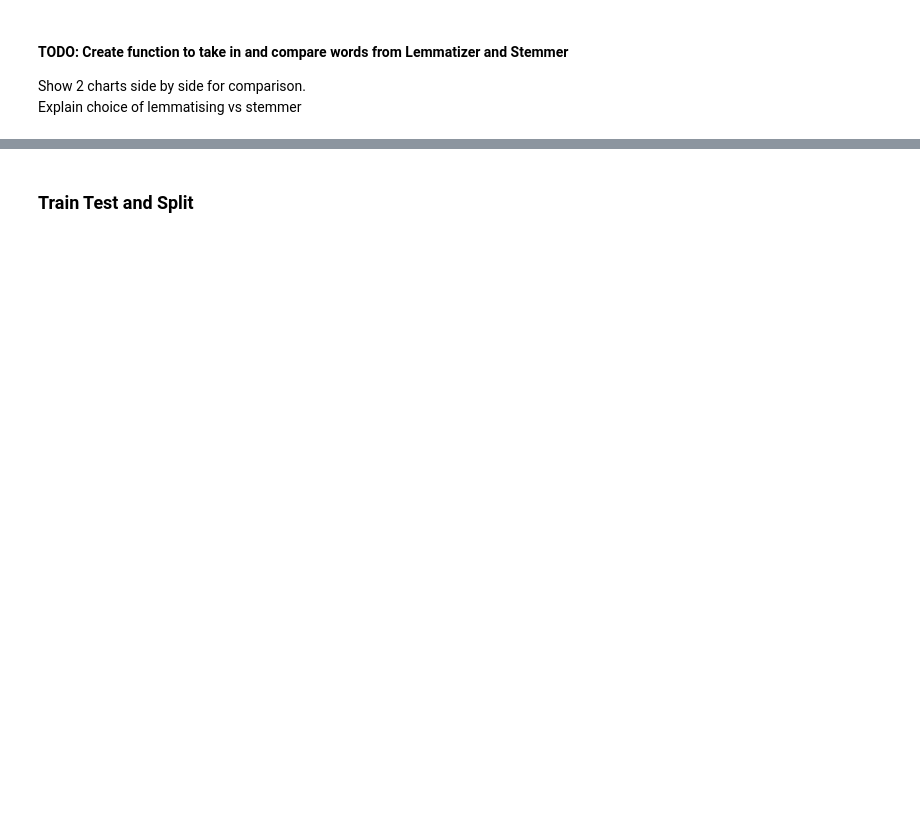
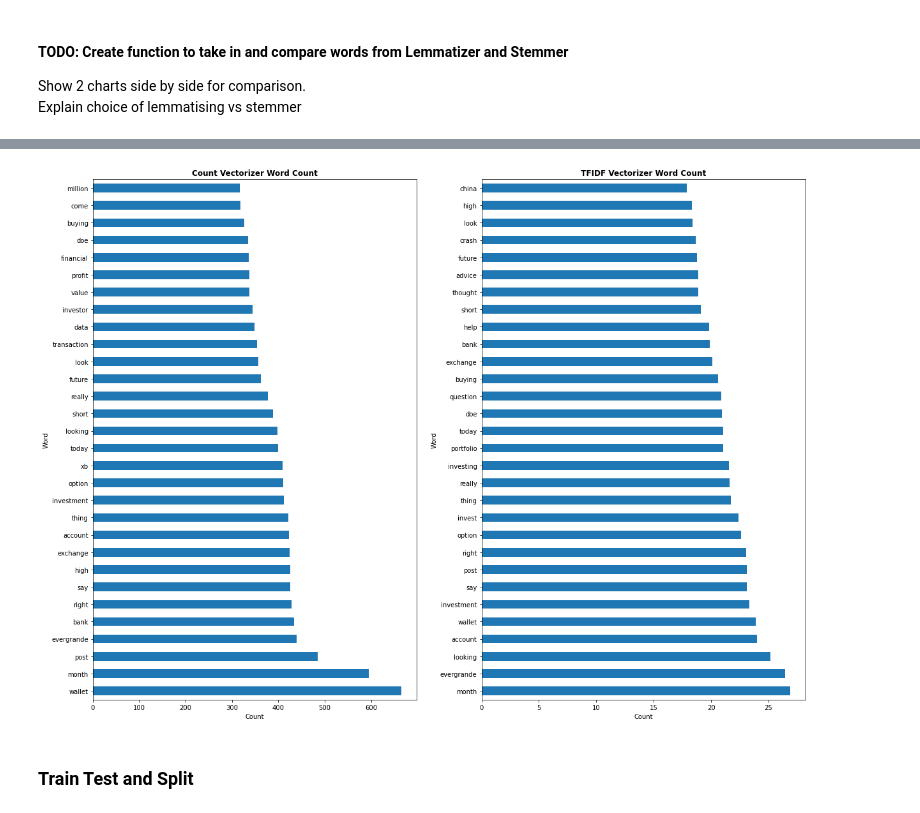
Before and after one commit to kkhalis/GA-Projects, a Jupyter notebook: project_3/code/Part 2 - NLP.ipynb, the cells around one changed output, grey strips where cells are left out. Cells and saved outputs as stored; diff of their text form; code cells hidden in the pictures; blank space fills up the shorter version.

```diff
--- a/project_3/code/Part 2 - NLP.ipynb
+++ b/project_3/code/Part 2 - NLP.ipynb
@@ -97,6 +98,24 @@ def metrics_and_plot_cm(classifier, X, y):
         })
     plot_confusion_matrix(classifier, X, y, cmap='Blues', values_format='d');
     return metrics
+# %%
+def compare_cvec_tvec(df):
+    cvec = CountVectorizer(stop_words=list_of_stopwords)
+    tvec = TfidfVectorizer(stop_words=list_of_stopwords)
+    cvec_sc = cvec.fit_transform(df)
+    cvec_df = pd.DataFrame(cvec_sc.todense(), columns=cvec.get_feature_names())
+    tvec_sc = tvec.fit_transform(df)
+    tvec_df = pd.DataFrame(tvec_sc.todense(), columns=tvec.get_feature_names())
+
+    fig, ax = plt.subplots(nrows=1, ncols=2, figsize=(20,15))
+    cvec_df.sum().sort_values(ascending=False).head(30).plot(kind='barh', ax=ax[0])
+    tvec_df.sum().sort_values(ascending=False).head(30).plot(kind='barh', ax=ax[1])
+    ax[0].set_title('Count Vectorizer Word Count', fontweight='bold')
+    ax[0].set_xlabel('Count')
+    ax[0].set_ylabel('Word')
+    ax[1].set_title('TFIDF Vectorizer Word Count', fontweight='bold')
+    ax[1].set_xlabel('Count')
+    ax[1].set_ylabel('Word')
 # %% [markdown]
 #### Merge selftext and title as a combined feature to use as X
 # %%
@@ -170,3 +170,7 @@ sample_df.sum().sort_values(ascending=False).head(50).plot(kind='barh')
+# %%
+compare_cvec_tvec(main_df['selftext_title'])
+# %% [output]
+[figure, added]
 # %% [markdown]
 ### Train Test and Split
 # %%
```
Also changed, not shown: parts of 101 cells of this notebook, 2 other files.
